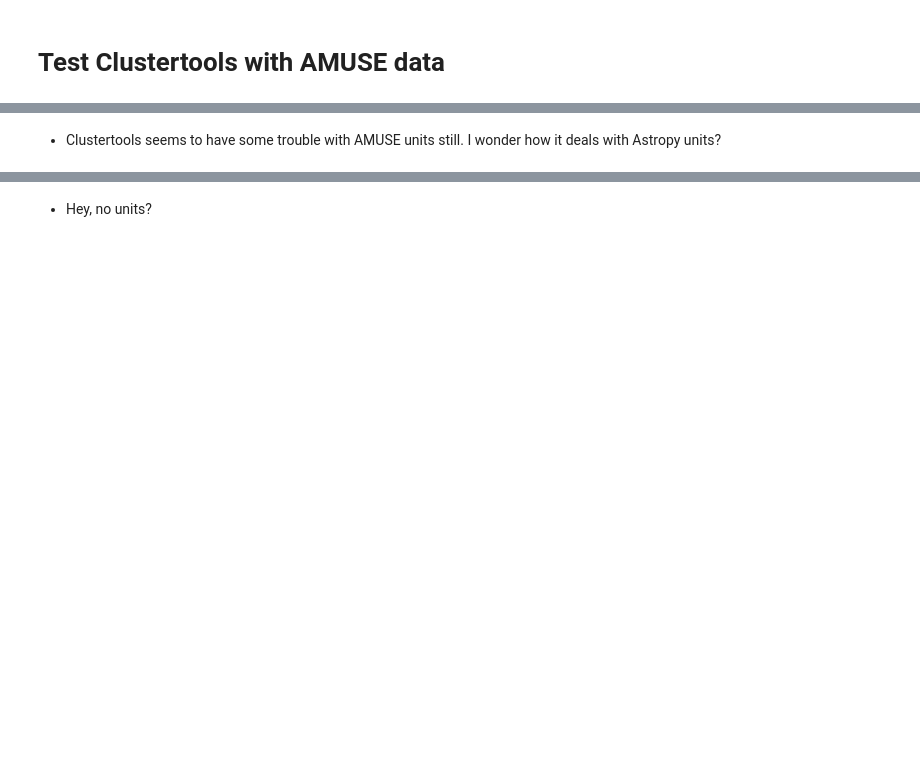
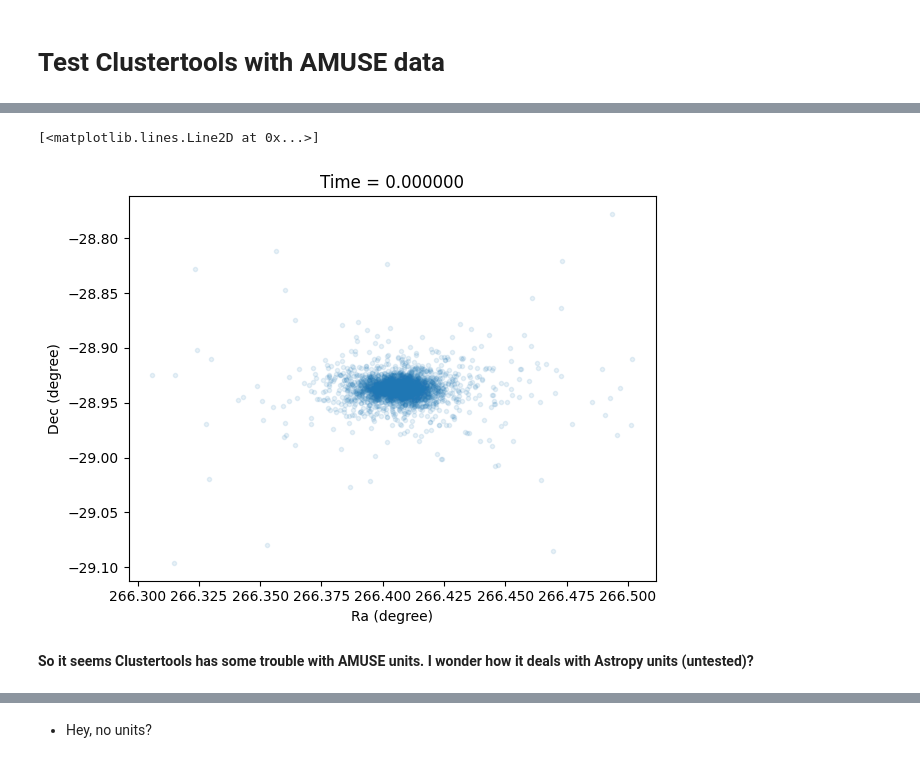
Before and after one commit to rieder/clustertools_amuse_test, a Jupyter notebook: amuse-clustertools.ipynb, the cells around one changed output, grey strips where cells are left out. Saved outputs shown, nothing was run; the diff lists cells and outputs as text; code cells hidden in the pictures; blank space fills up the shorter version.

```diff
--- a/amuse-clustertools.ipynb
+++ b/amuse-clustertools.ipynb
@@ -161,7 +249,10 @@ ct.skyplot(cluster)
 # %%
-ct.skyplot(cluster2)
+ct.skyplot(cluster_direct)
+# %% [output]
+[<matplotlib.lines.Line2D at 0x...>]
+[figure, added]
 # %% [markdown]
-- Clustertools seems to have some trouble with AMUSE units still. I wonder how it deals with Astropy units?
+**So it seems Clustertools has some trouble with AMUSE units. I wonder how it deals with Astropy units (untested)?**
 # %%
 print('Mean radius with numpy =', np.mean(cluster.r))
 print('Mean radius =', cluster.rmean)
```
Also changed, not shown: parts of 75 cells of this notebook.
